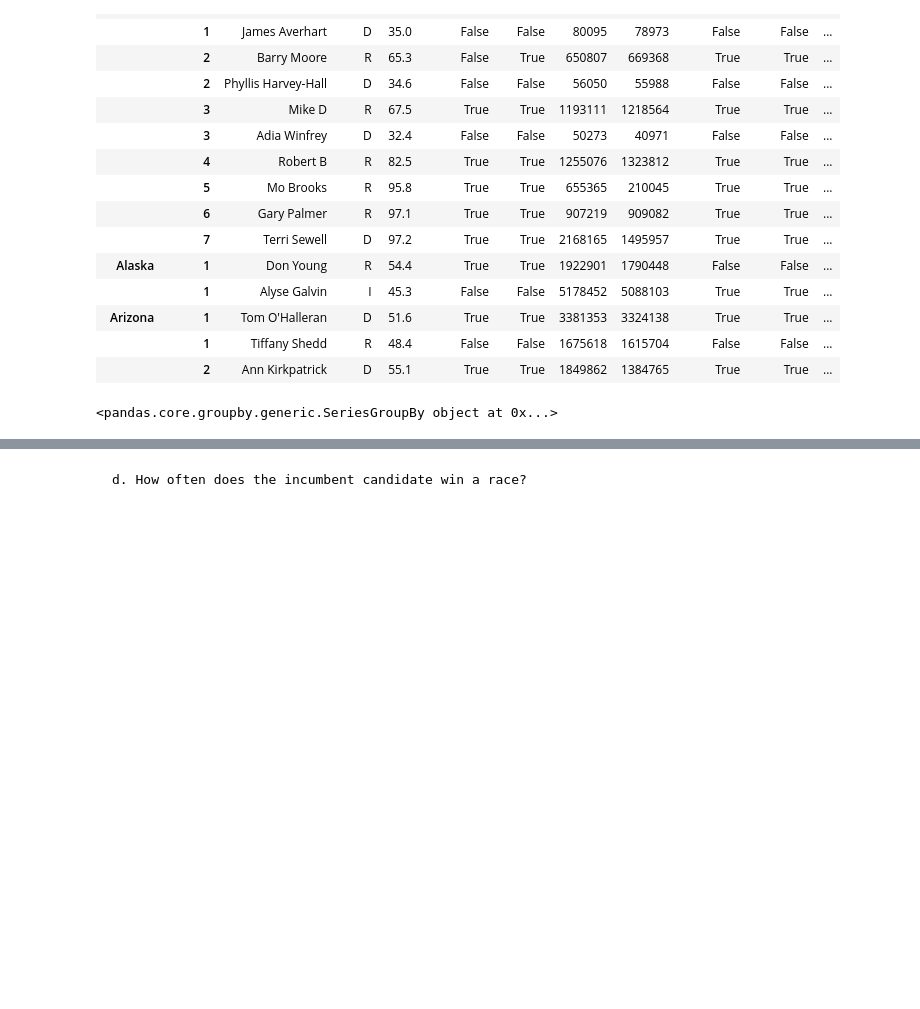
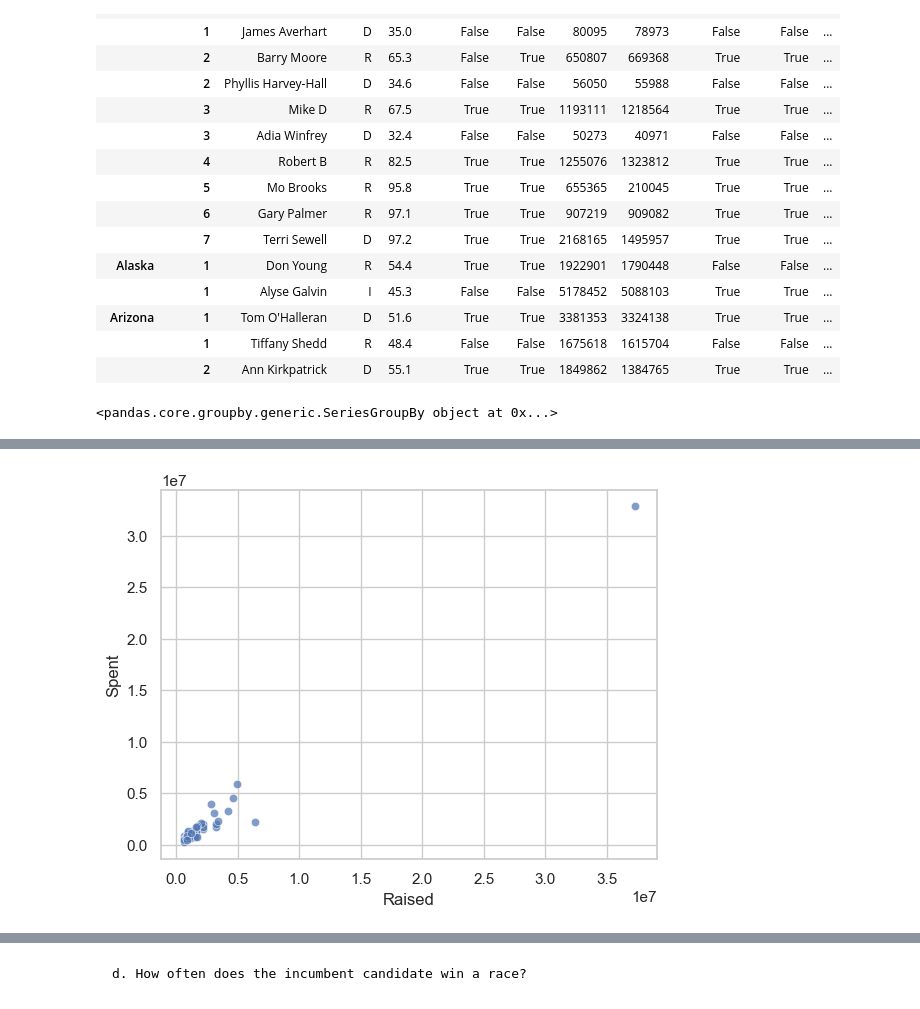
Before and after one commit to nss-data-science-cohort-7/webscraping-open-secrets-boo-tiful-minds, a Jupyter notebook: notebooks/RB_Open_Secrets_EDA.ipynb, the cells around one changed output, grey strips where cells are left out. Saved outputs shown, nothing was run; the diff lists cells and outputs as text; code cells hidden in the pictures; blank space fills up the shorter version.

Commit message:
EDA numbers crunched and most graphs produced

```diff
--- a/notebooks/RB_Open_Secrets_EDA.ipynb
+++ b/notebooks/RB_Open_Secrets_EDA.ipynb
@@ -410,0 +392,4 @@ solo_incumbents
+# %%
+house_race_srt['Cand_Count']=house_race_srt.groupby(['State', 'District'])['Candidate'].transform('count')
+# %%
+unopposed_inc= house_race_srt[(house_race_srt['Incumbent']==True)&(house_race_srt['Cand_Count']==1)]
@@ -410,0 +412,7 @@ solo_incumbents
+# %%
+sns.scatterplot(data=unopposed_inc,
+                x='Raised',
+                y='Spent',
+                alpha=0.7);
+# %% [output]
+[figure, added]
```
Also changed, not shown: parts of 22 cells of this notebook.
